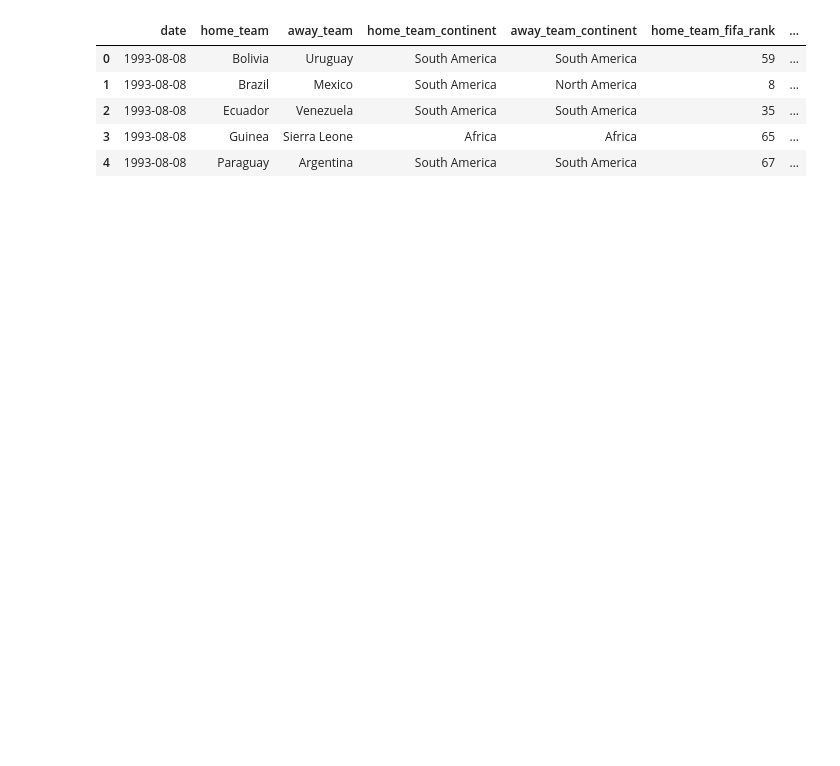
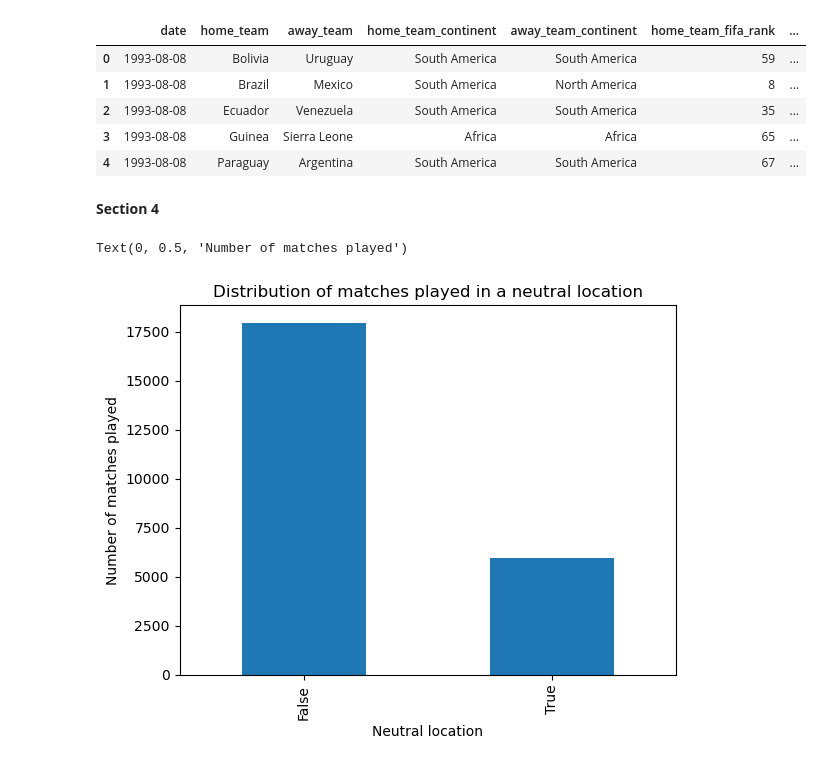
Before and after one commit to Jesusgsc29/International-Soccer-Matches, a Jupyter notebook: DataScienceProject.ipynb, the cells around one changed output. Drawn from its saved outputs; the diff is of its cells as text; code cells hidden in the pictures; blank space fills up the shorter version.

Commit message:
Add Section 4

```diff
--- a/DataScienceProject.ipynb
+++ b/DataScienceProject.ipynb
@@ -28,3 +30,13 @@ soccer_match.head()
 | 2 | 1993-08-08 | Ecuador | Venezuela | South America | South America | 35 | ... |
 | 3 | 1993-08-08 | Guinea | Sierra Leone | Africa | Africa | 65 | ... |
 | 4 | 1993-08-08 | Paraguay | Argentina | South America | South America | 67 | ... |
+# %% [markdown]
+**Section 4**
+# %%
+soccer_match["neutral_location"].value_counts().plot(kind = "bar")
+plt.title("Distribution of matches played in a neutral location")
+plt.xlabel("Neutral location")
+plt.ylabel("Number of matches played")
+# %% [output]
+Text(0, 0.5, 'Number of matches played')
+[figure, added]
```
Also changed, not shown: parts of 8 cells of this notebook.
